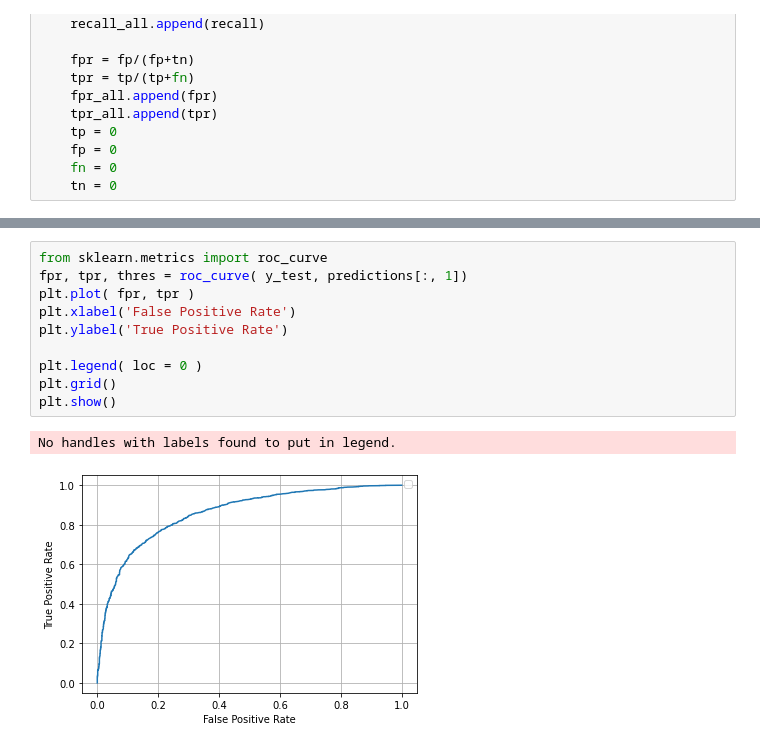
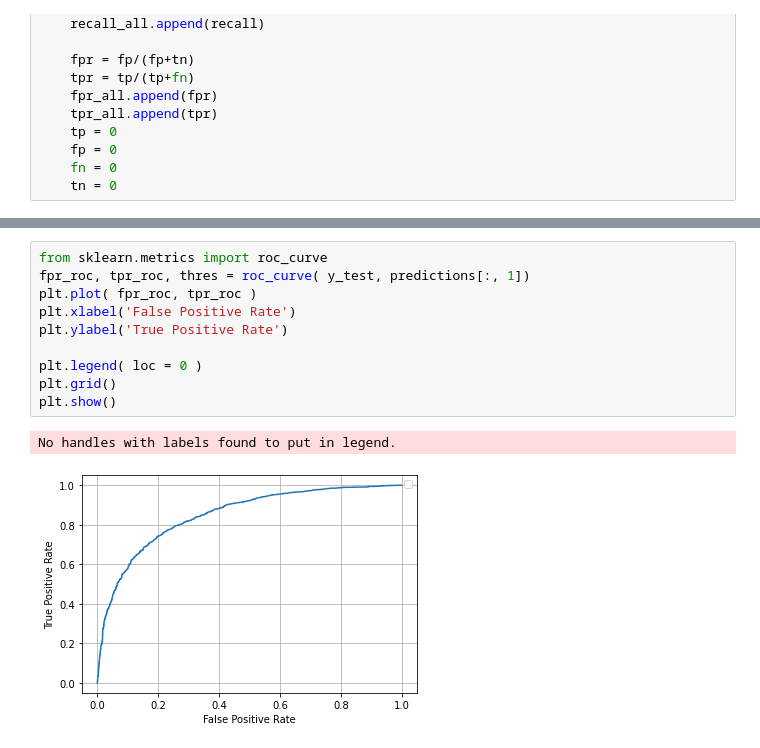
Before and after one commit to vasilyevs/ROC_pr_re, a Jupyter notebook: ROC_Precision_Recall.ipynb, the cells around one changed output, grey strips where cells are left out. Cells and saved outputs as stored; diff of their text form.

```diff
--- a/ROC_Precision_Recall.ipynb
+++ b/ROC_Precision_Recall.ipynb
@@ -160,16 +160,16 @@ No handles with labels found to put in legend.
 # %%
 from sklearn.metrics import roc_curve
-fpr, tpr, thres = roc_curve( y_test, predictions[:, 1])
-plt.plot( fpr, tpr )
+fpr_roc, tpr_roc, thres = roc_curve( y_test, predictions[:, 1])
+plt.plot( fpr_roc, tpr_roc )
 plt.xlabel('False Positive Rate')
 plt.ylabel('True Positive Rate')
 
 plt.legend( loc = 0 )
 plt.grid()
 plt.show()
 # %% [output]
 No handles with labels found to put in legend.
-[figure, old version]
+[figure, new version]
 # %%
 plt.plot( precision_all, recall_all )
 
```
Also changed, not shown: parts of 11 cells of this notebook.
